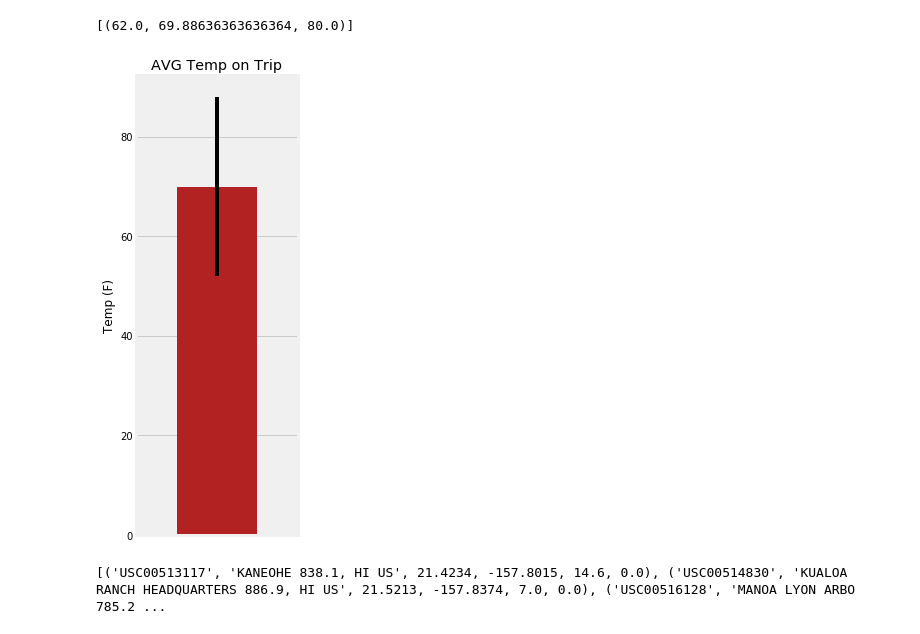
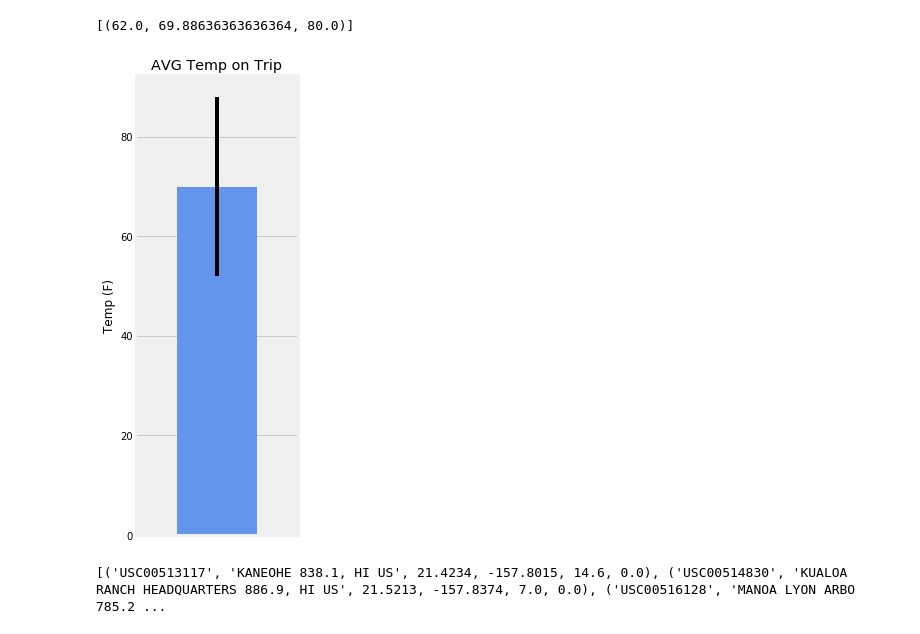
Before and after one commit to KyleYounghans/Bootcamp, a Jupyter notebook: SurfsUp!/Surfs_Up.ipynb, the cells around one changed output. Drawn from its saved outputs; the diff is of its cells as text; code cells hidden in the pictures.

```diff
--- a/SurfsUp!/Surfs_Up.ipynb
+++ b/SurfsUp!/Surfs_Up.ipynb
@@ -166,20 +166,20 @@ mytrip
 # %%
 # Plot the results from your previous query as a bar chart.
 # Use "Trip Avg Temp" as your Title
 # Use the average temperature for the y value
 # Use the peak-to-peak (tmax-tmin) value as the y error bar (yerr)
 
 mytrip_df = pd.DataFrame(mytrip, columns=['TMIN', 'TAVG', 'TMAX'])
 
-mytrip_df.plot.bar(y='TAVG', yerr=(mytrip_df['TMAX'] - mytrip_df['TMIN']), title='AVG Temp on Trip', color='firebrick', figsize=(3,7))
+mytrip_df.plot.bar(y='TAVG', yerr=(mytrip_df['TMAX'] - mytrip_df['TMIN']), title='AVG Temp on Trip', color='cornflowerblue', figsize=(3,7))
 plt.xticks(np.arange(1, 1.0))
 plt.ylabel("Temp (F)")
 plt.tight_layout()
 plt.gca().legend_.remove()
 plt.savefig("SurfsUpViz/AvgTempOnTrip.png")
 plt.show()
 # %% [output]
-[figure, old version]
+[figure, new version]
 # %%
 # Calculate the total amount of rainfall per weather station for your trip dates using the previous year's matching dates.
 # Sort this in descending order by precipitation amount and list the station, name, latitude, longitude, and elevation
```
Also changed, not shown: parts of 1 cell of this notebook, 5 other files.
